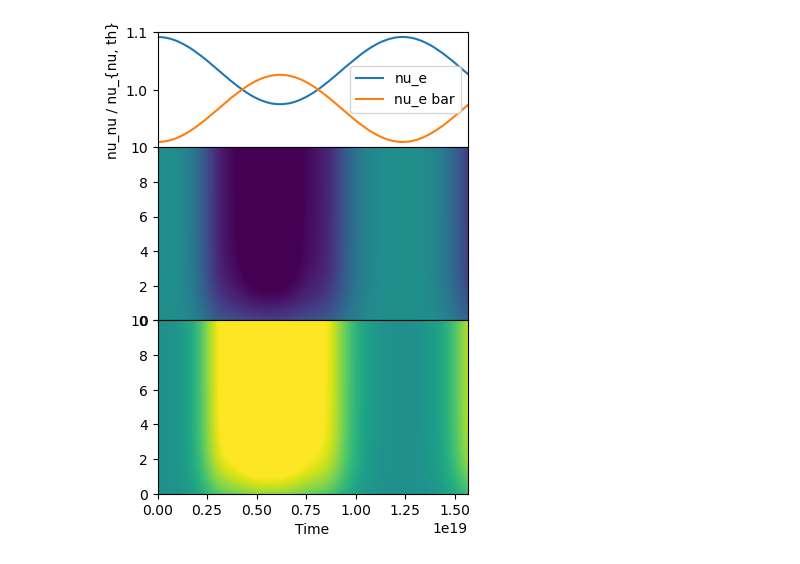
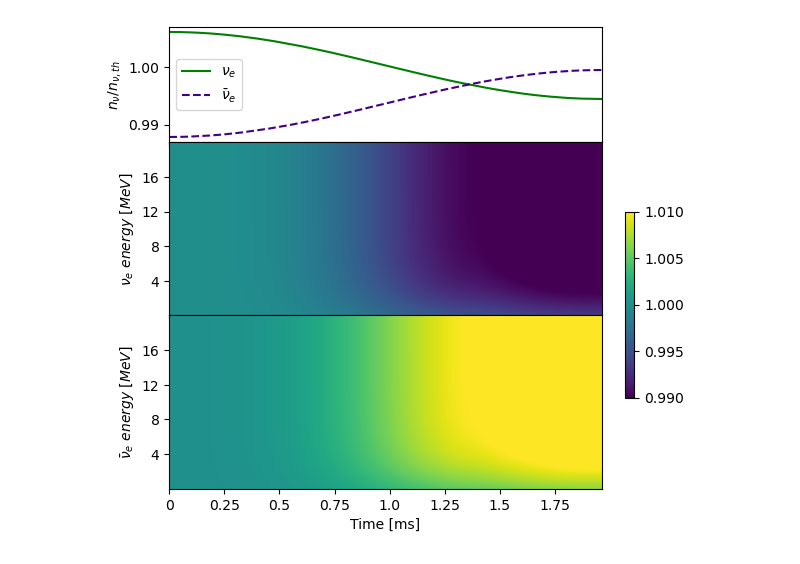
Before and after one commit to nuLABatUSD/QKESolve, a Jupyter notebook: color maps for number density.ipynb, the cells around one changed output. Drawn from its saved outputs; the diff is of its cells as text; code cells hidden in the pictures.

Commit message:
final graph making for poster

```diff
--- a/color maps for number density.ipynb
+++ b/color maps for number density.ipynb
@@ -2,7 +2,7 @@
 import numpy as np
 import matplotlib.pyplot as plt
 # %%
-data = np.load("T100TTFT.npz", allow_pickle=True)
+data = np.load("poster_data/plots/2000keV.npz", allow_pickle=True)
 settings = data['settings'].item()
 raw = data['raw'].item()
 nu3D = raw['nu3D']
@@ -89,23 +68,28 @@ plt.show()
 # %%
 x = time
 y1 = all_number_densities(dnue_dE, nu3D)
 
 y2 = all_number_densities(dnue_dE, nubar3D)
 
 c1 = create_c(dnue_dE, nu3D)
 c2 = create_c(dnue_dE, nubar3D)
 
-f, axs = plt.subplots(nrows=3,ncols=1,sharex='col', sharey='row', height_ratios=[2,3,3], figsize=(4,6))
+f, axs = plt.subplots(nrows=3,ncols=1,sharex='col', sharey='row', height_ratios=[2,3,3], figsize=(6,6))
 plt.subplots_adjust(wspace=0.2, hspace=0)
 
-axs[0].plot(x,y1, label='nu_e')
-axs[0].plot(x,y2, label='nu_e bar')
+axs[0].plot(x,y1, label=r'$\nu_e$', color="green")
+axs[0].plot(x,y2, label=r'$\bar\nu_e$', color='#430086', linestyle='dashed')
 axs[0].legend()
-axs[0].set_ylabel("nu_nu / nu_{nu, th}")
-axs[1].imshow(c1[:,1:],origin='lower',vmin=0.9,vmax=1.1,aspect='auto',extent=(time[0], time[len(time)-1], E[0], E[len(E)-1]))
-axs[1].set_xlabel("Time")
-axs[2].imshow(c2[:,1:],origin='lower',vmin=0.9,vmax=1.1,aspect='auto',extent=(time[0], time[len(time)-1], E[0], E[len(E)-1]))
-axs[2].set_xlabel("Time")
+axs[0].set_ylabel(r"$n_{\nu} / n_{\nu, th}$")
+axs[1].imshow(c1[1:,:],origin='lower',aspect='auto',vmin=.99, vmax=1.01,extent=(time[0], time[-1], E[0], E[len(E)-1]))
+axs[1].set_ylabel(r"$\nu_e ~ energy~ [MeV]$")
+im = axs[2].imshow(c2[1:,:],origin='lower',aspect='auto',vmin=.99, vmax=1.01,extent=(time[0], time[-1], E[0], E[len(E)-1]))
+axs[2].set_xlabel("Time [ms]")
+axs[2].set_ylabel(r"$\bar\nu_e ~ energy ~  [MeV]$")
+axs[1].set_yticks(np.arange(2*T,10*T,2*T))
+axs[2].set_yticks(np.arange(2*T,10*T,2*T))
+axs[2].set_xticks(np.arange(0,1.9*10**(19),.25*10**(19)), labels=[0,.25,.50,.75,1.00,1.25,1.50,1.75])
+f.colorbar(im,ax=axs[:],fraction=.02, anchor=(0,.33))
 plt.show()
 # %% [output]
-[figure, old version]
+[figure, new version]
```
Also changed, not shown: parts of 4 cells of this notebook.
